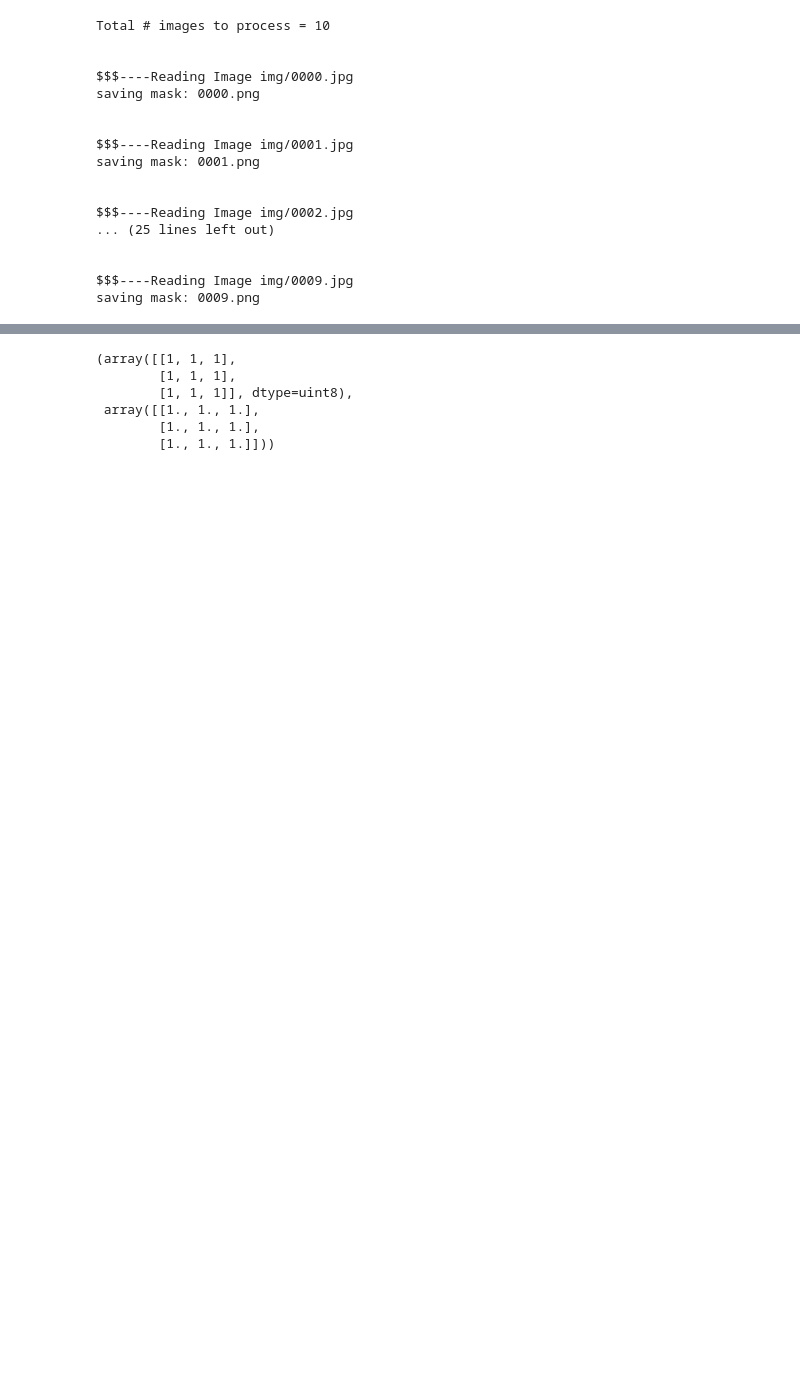
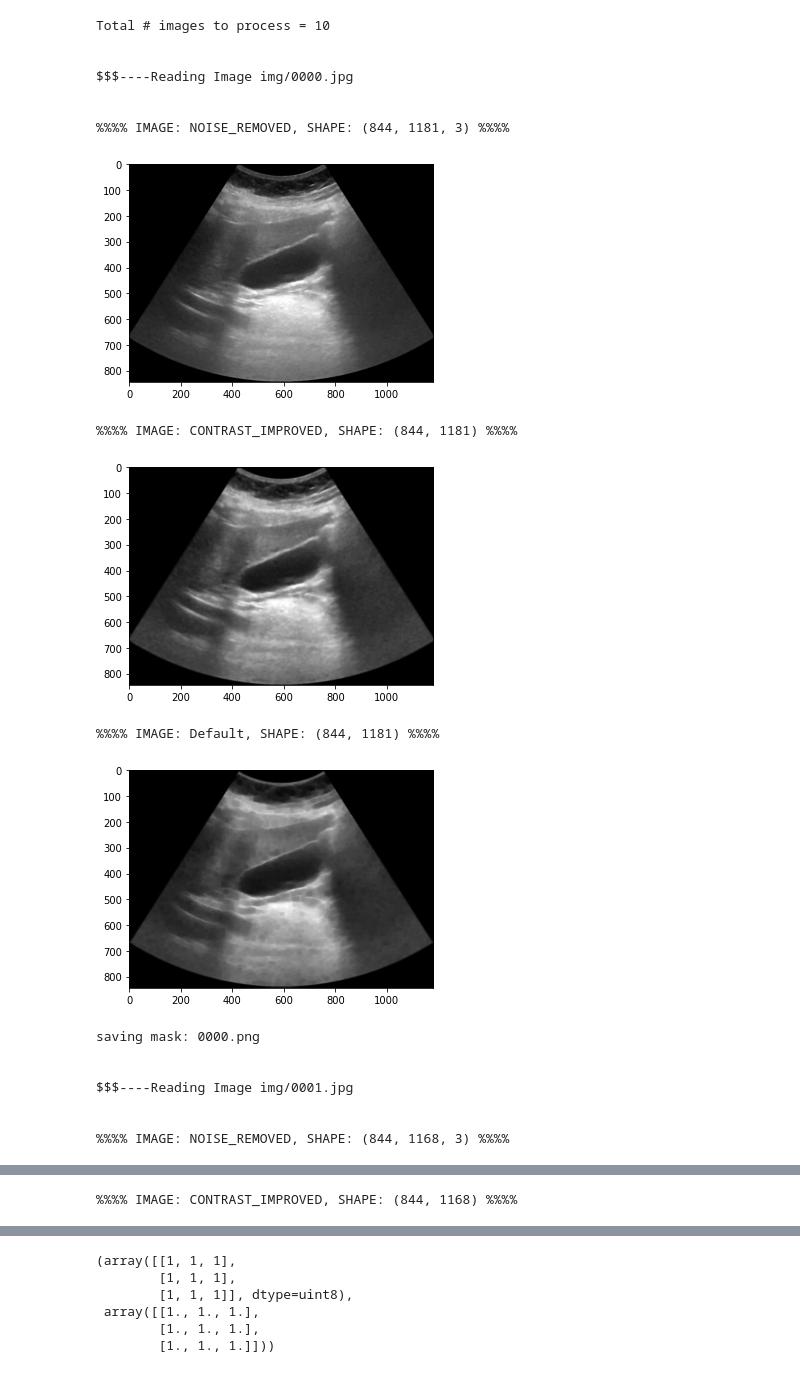
Before and after one commit to CosmoLuminous/Computer-Vision, a Jupyter notebook: A1/binary_mark_v5.ipynb, the cells around one changed output, grey strips where cells are left out. Drawn from its saved outputs; the diff is of its cells as text; code cells hidden in the pictures; blank space fills up the shorter version.

```diff
--- a/A1/binary_mark_v5.ipynb
+++ b/A1/binary_mark_v5.ipynb
@@ -147,15 +147,15 @@ def generate_mask(img):
     (H,W,C) = orig_image.shape
 
     smooth_img = bilateral_filter(orig_image)
-    #show_image(smooth_img, "NOISE_REMOVED")
+    show_image(smooth_img, "NOISE_REMOVED")
 
     grayscale_img = convert_grayscale(smooth_img)
     inc_contrast_img = apply_clahe(grayscale_img)
     inc_contrast_img = bilateral_filter(inc_contrast_img)
-    #show_image(inc_contrast_img, "CONTRAST_IMPROVED")
+    show_image(inc_contrast_img, "CONTRAST_IMPROVED")
 
     erode_im = erode_img(inc_contrast_img, iter=2)
-    #show_image(erode_im)
+    show_image(erode_im)
 
     th_img = img_thresholding(erode_im)
     #show_image(th_img, "THRESHOLD")
@@ -169,41 +169,43 @@ def generate_mask(img):
     enhanced_gb_ctr = approximate_contour(gb_ctr, sample_size = 32)
 
     gb_mask = draw_contour(enhanced_gb_ctr, H, W)
     gb_mask = dilate_img(gb_mask, iter=3)
     #show_image(gb_mask, "GALLBLADDER_MASK")
 
     save_mask(gb_mask, img.split("/")[-1][:-4])
 
     return
 
 if __name__ == "__main__":
 
 
     img_path = "img"
     det_path = "det"
     images = glob(os.path.join(img_path,"*.jpg"))
 
     print("Total # images to process =", len(images))
 
     #for img in images:
     for img in images:
         generate_mask(img)
     #generate_mask(images[9])
 # %% [output]
 Total # images to process = 10
 
 
 $$$----Reading Image img/0000.jpg
-saving mask: 0000.png
 
 
-$$$----Reading Image img/0001.jpg
-saving mask: 0001.png
-
-
-$$$----Reading Image img/0002.jpg
-... (25 lines left out)
-
-
-$$$----Reading Image img/0009.jpg
-saving mask: 0009.png
+%%%% IMAGE: NOISE_REMOVED, SHAPE: (844, 1181, 3) %%%%
+[figure, added]
+%%%% IMAGE: CONTRAST_IMPROVED, SHAPE: (844, 1181) %%%%
+[figure, added]
+%%%% IMAGE: Default, SHAPE: (844, 1181) %%%%
+[figure, added]
+saving mask: 0000.png
+
+
+$$$----Reading Image img/0001.jpg
+
+
+%%%% IMAGE: NOISE_REMOVED, SHAPE: (844, 1168, 3) %%%%
@@ -209,0 +213 @@ saving mask: 0009.png
+%%%% IMAGE: CONTRAST_IMPROVED, SHAPE: (844, 1168) %%%%
```
Also changed, not shown: parts of 1 cell of this notebook, 1 other file.
